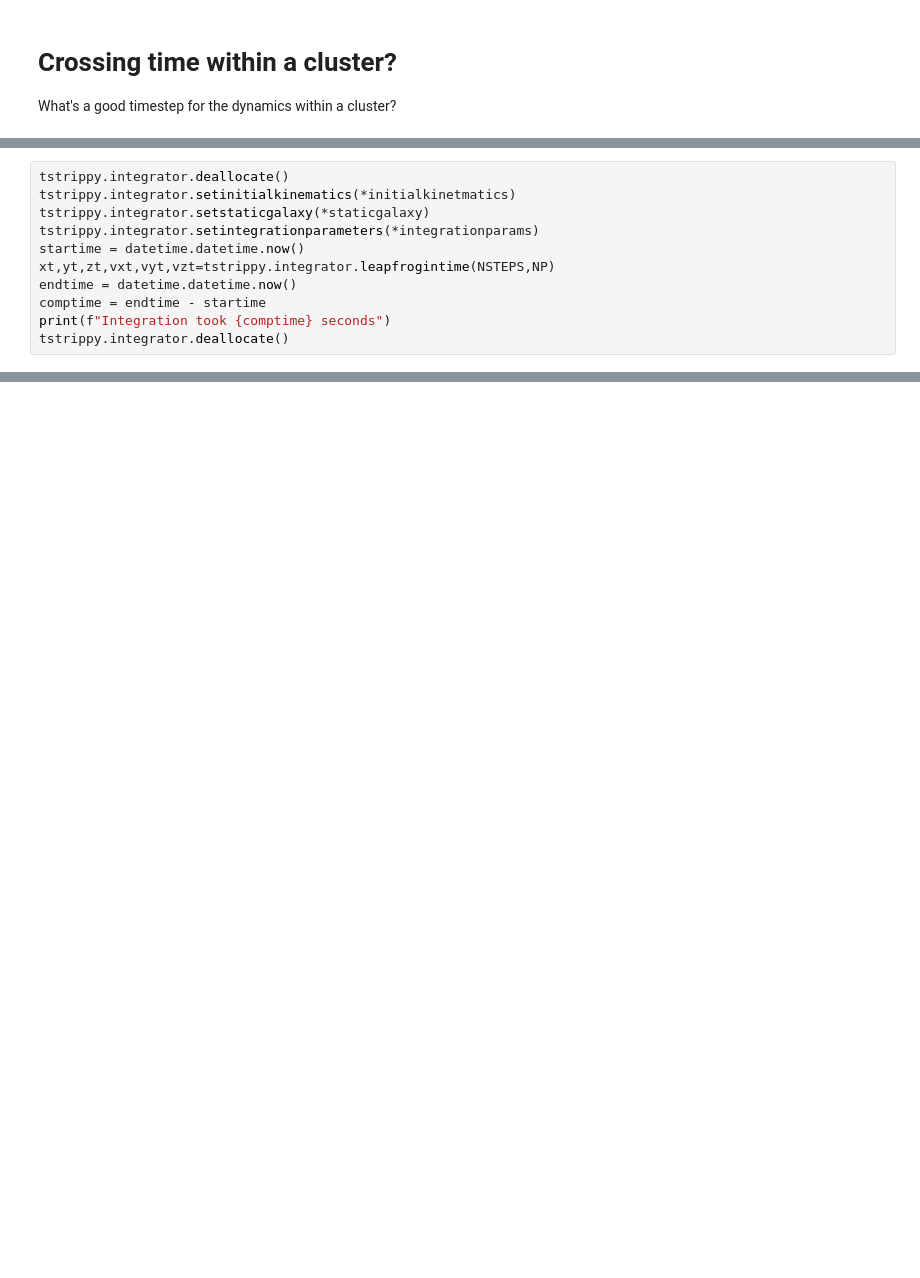
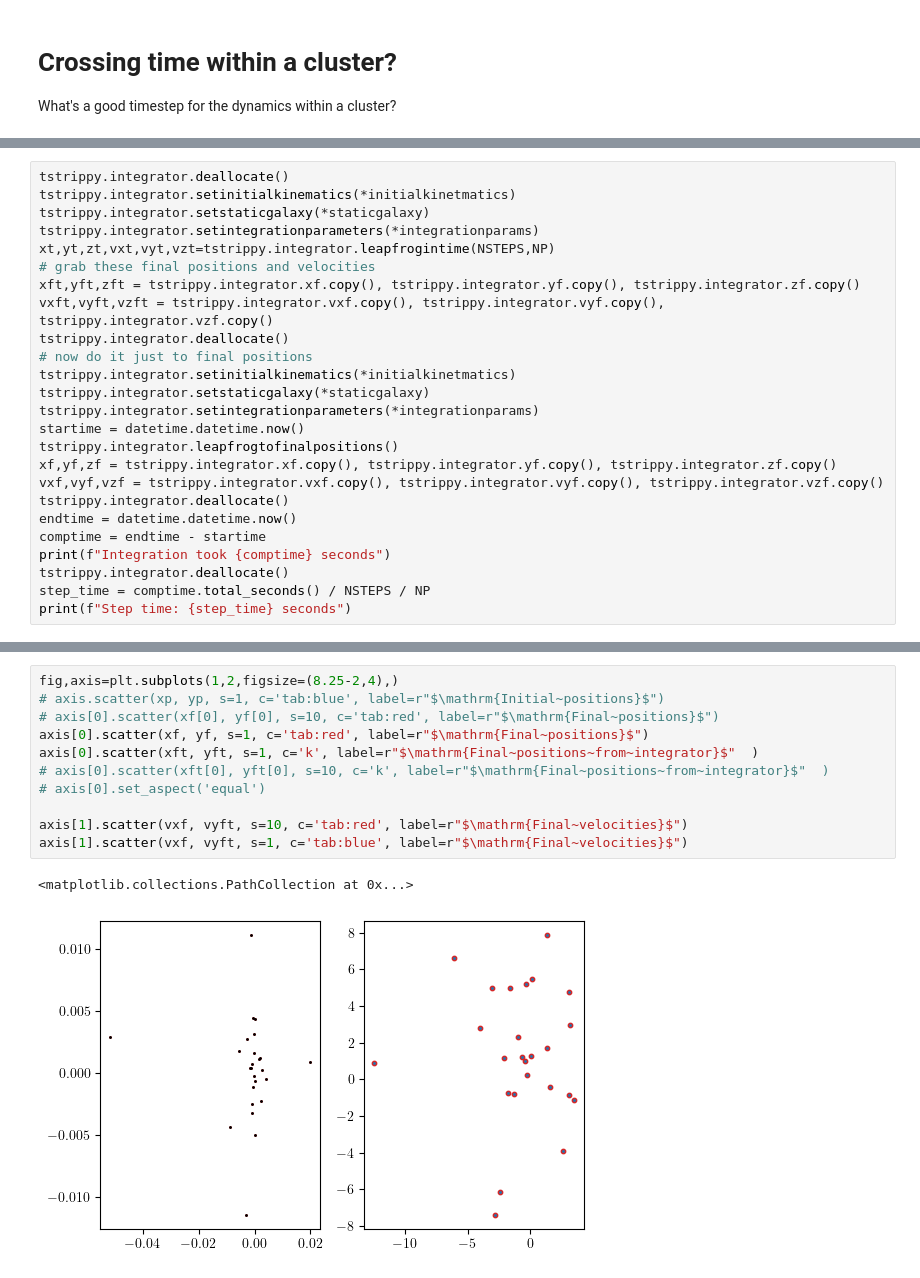
Before and after one commit to salvatore-ferrone/phd-thesis-ferrone, a Jupyter notebook: demos/numericalError/starParticles.ipynb, the cells around one changed output, grey strips where cells are left out. Drawn from its saved outputs; the diff is of its cells as text; blank space fills up the shorter version.

```diff
--- a/demos/numericalError/starParticles.ipynb
+++ b/demos/numericalError/starParticles.ipynb
@@ -123,10 +151,24 @@ tstrippy.integrator.deallocate()
 tstrippy.integrator.setinitialkinematics(*initialkinetmatics)
 tstrippy.integrator.setstaticgalaxy(*staticgalaxy)
 tstrippy.integrator.setintegrationparameters(*integrationparams)
+xt,yt,zt,vxt,vyt,vzt=tstrippy.integrator.leapfrogintime(NSTEPS,NP)
+# grab these final positions and velocities
+xft,yft,zft = tstrippy.integrator.xf.copy(), tstrippy.integrator.yf.copy(), tstrippy.integrator.zf.copy()
+vxft,vyft,vzft = tstrippy.integrator.vxf.copy(), tstrippy.integrator.vyf.copy(), tstrippy.integrator.vzf.copy()
+tstrippy.integrator.deallocate()
+# now do it just to final positions
+tstrippy.integrator.setinitialkinematics(*initialkinetmatics)
+tstrippy.integrator.setstaticgalaxy(*staticgalaxy)
+tstrippy.integrator.setintegrationparameters(*integrationparams)
 startime = datetime.datetime.now()
-xt,yt,zt,vxt,vyt,vzt=tstrippy.integrator.leapfrogintime(NSTEPS,NP)
+tstrippy.integrator.leapfrogtofinalpositions()
+xf,yf,zf = tstrippy.integrator.xf.copy(), tstrippy.integrator.yf.copy(), tstrippy.integrator.zf.copy()
+vxf,vyf,vzf = tstrippy.integrator.vxf.copy(), tstrippy.integrator.vyf.copy(), tstrippy.integrator.vzf.copy()
+tstrippy.integrator.deallocate()
 endtime = datetime.datetime.now()
 comptime = endtime - startime
 print(f"Integration took {comptime} seconds")
 tstrippy.integrator.deallocate()
+step_time = comptime.total_seconds() / NSTEPS / NP
+print(f"Step time: {step_time} seconds")
 # %% [output]
@@ -134,3 +177,17 @@ Integration took 0:00:00.066475 seconds
+# %%
+fig,axis=plt.subplots(1,2,figsize=(8.25-2,4),)
+# axis.scatter(xp, yp, s=1, c='tab:blue', label=r"$\mathrm{Initial~positions}$")
+# axis[0].scatter(xf[0], yf[0], s=10, c='tab:red', label=r"$\mathrm{Final~positions}$")
+axis[0].scatter(xf, yf, s=1, c='tab:red', label=r"$\mathrm{Final~positions}$")
+axis[0].scatter(xft, yft, s=1, c='k', label=r"$\mathrm{Final~positions~from~integrator}$"  )
+# axis[0].scatter(xft[0], yft[0], s=10, c='k', label=r"$\mathrm{Final~positions~from~integrator}$"  )
+# axis[0].set_aspect('equal')
+
+axis[1].scatter(vxf, vyft, s=10, c='tab:red', label=r"$\mathrm{Final~velocities}$")
+axis[1].scatter(vxf, vyft, s=1, c='tab:blue', label=r"$\mathrm{Final~velocities}$")
+# %% [output]
+<matplotlib.collections.PathCollection at 0x...>
+[figure, added]
 # %%
 # measure the potential energy NOW
 phi = np.zeros_like(xt)
```
Also changed, not shown: parts of 22 cells of this notebook, 1 other file.
